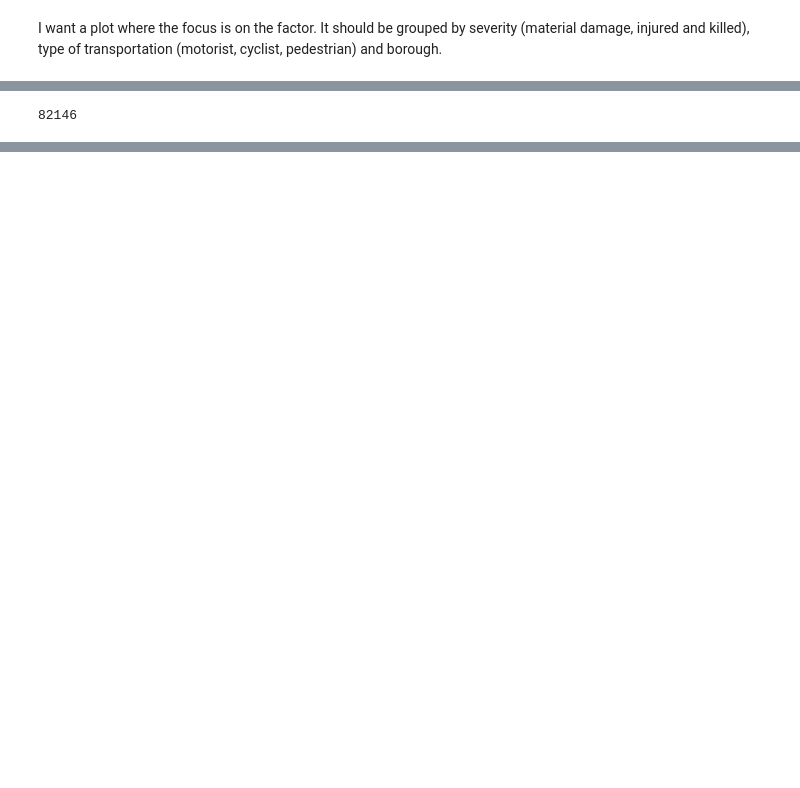
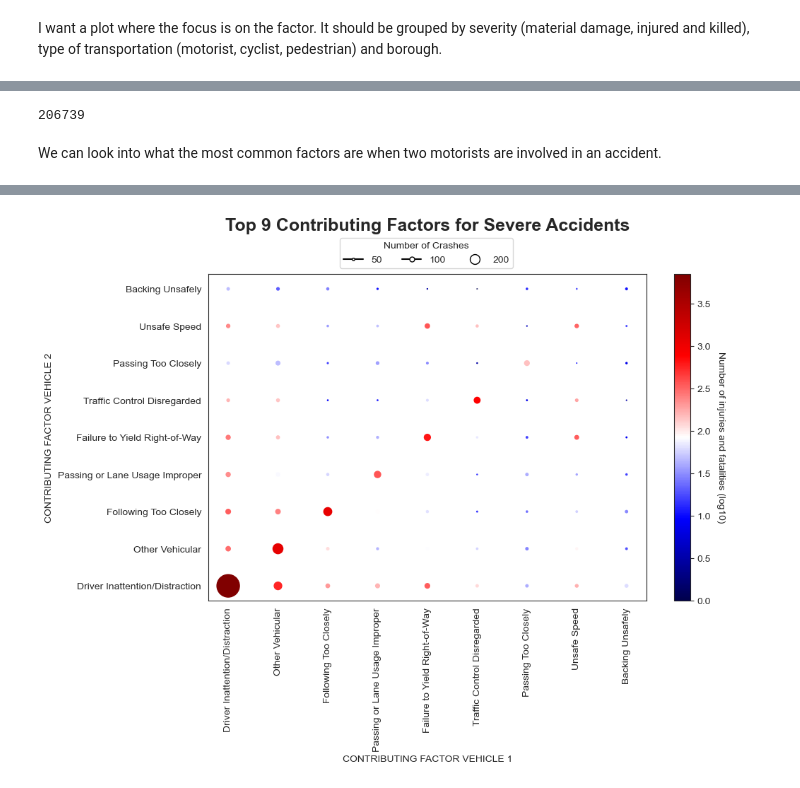
Before and after one commit to jens-create/socialdata2023, a Jupyter notebook: assignments/Final project/types_of_collisions.ipynb, the cells around one changed output, grey strips where cells are left out. Drawn from its saved outputs; the diff is of its cells as text; code cells hidden in the pictures; blank space fills up the shorter version.

```diff
--- a/assignments/Final project/types_of_collisions.ipynb
+++ b/assignments/Final project/types_of_collisions.ipynb
@@ -55,7 +55,7 @@ df['WEEKDAY'] = df['WEEKDAY'].astype(CategoricalDtype(categories=dayorder, order
 df['HOUR OF WEEK'] = df['CRASH DATE'].dt.dayofweek * 24 + (df.HOUR + 1).astype(int)
 
 # drop data incomplete years
-df = df[(df.YEAR > 2020) & (df.YEAR < 2024)]
+df = df[(df.YEAR > 2019) & (df.YEAR < 2024)]
 df = df[(df.LONGITUDE != 0.000000) | (df.LATITUDE != 0.000000)]
 
 #sort data on CRASH DATE
@@ -147,8 +147,8 @@ MOTORIST_KILLED                                                                2
 dtype: object
 # %%
-df["PEDESTRIAN_KILLED"].sum()+df["PEDESTRIAN_INJURED"].sum()+df["CYCLIST_KILLED"].sum()+df["CYCLIST_INJURED"].sum()+df["MOTORIST_KILLED"].sum()+df["MOTORIST_INJURED"].sum()
+#df["PEDESTRIAN_KILLED"].sum()+df["PEDESTRIAN_INJURED"].sum()+df["CYCLIST_KILLED"].sum()+df["CYCLIST_INJURED"].sum()+df["MOTORIST_KILLED"].sum()+df["MOTORIST_INJURED"].sum()
 # %% [output]
-82146
+206739
 # %%
 # make three dataframes for material damage, injuries and fatalities
 df_material_damage = df[['CONTRIBUTING FACTOR VEHICLE 1', 'MATERIAL DAMAGE']].groupby('CONTRIBUTING FACTOR VEHICLE 1').sum().reset_index()
@@ -276,3 +265,74 @@ with open("/Users/jenspt/Desktop/git/socialdata2023/docs/_includes/factor_plot.h
 
 # show the plot
 #output_file('material_damage.html', mode='inline')
+# %% [markdown]
+We can look into what the most common factors are when two motorists are involved in an accident.
+# %%
+# select only top 8 contributing factors for vehicle 1 and 2
+top_8 = df.groupby('CONTRIBUTING FACTOR VEHICLE 1').size().sort_values(ascending=False).head(10).index
+
+
+
+df_tmp = df[df['CONTRIBUTING FACTOR VEHICLE 1'].isin(top_8) & df['CONTRIBUTING FACTOR VEHICLE 2'].isin(top_8)]
+
+#calculate the number of fatalaties
+df_tmp['FATALITIES'] = df_tmp['NUMBER OF PERSONS INJURED'] + df_tmp['NUMBER OF PERSONS KILLED']
+
+
+
+# remove 'Unspecified' from contributing factor vehicle 1 and 2
+df_tmp = df_tmp[df_tmp['CONTRIBUTING FACTOR VEHICLE 1'] != 'Unspecified']
+df_tmp = df_tmp[df_tmp['CONTRIBUTING FACTOR VEHICLE 2'] != 'Unspecified']
+
+# calculate the number of crashes and fatalities for each combination of contributing factors
+df_tmp = df_tmp.groupby(['CONTRIBUTING FACTOR VEHICLE 1', 'CONTRIBUTING FACTOR VEHICLE 2']).agg({'CRASH DATE': 'count', 'FATALITIES': 'sum'}).reset_index()
+
+#log transform the fatalities
+df_tmp['FATALITIES'] = np.log10(df_tmp['FATALITIES'] + 1)
+
+# plot the top 8 contributing factor vechile 1 and 2 against each other as a scatter plot where each point is a crash,
+#  make the size of the point proportional to the number of crashes
+#  and make the color of the point proportional to the number of fatalities
+#  choose a color palette that goes from green to red
+
+
+
+
+fig, ax = plt.subplots(figsize=(10,6))
+# plot the scatter plot
+# sort the x and y axis by the number of crashes
+df_tmp = df_tmp.sort_values(by=['CRASH DATE'], ascending=False)
+ax.scatter(df_tmp['CONTRIBUTING FACTOR VEHICLE 1'], df_tmp['CONTRIBUTING FACTOR VEHICLE 2'], s=df_tmp['CRASH DATE']/20, c=df_tmp['FATALITIES'], cmap='seismic')
+ax.set_xlabel('CONTRIBUTING FACTOR VEHICLE 1')
+ax.set_ylabel('CONTRIBUTING FACTOR VEHICLE 2')
+# add more padding between plot and title
+ax.set_title('Top 9 Contributing Factors for Severe Accidents\n\n', weight='bold', fontsize=18)
+
+# add a legend for the color of the points
+sm = plt.cm.ScalarMappable(cmap='seismic', norm=plt.Normalize(vmin=df_tmp['FATALITIES'].min(), vmax=df_tmp['FATALITIES'].max()))
+sm._A = []
+cbar = plt.colorbar(sm)
+cbar.set_label('Number of injuries and fatalities (log10)', rotation=270, labelpad=15)
+
+# add a legend for the size of the points to the plot
+handles, labels = ax.get_legend_handles_labels()
+handles = [plt.Line2D([0,0],[0,0], color='k', marker='o', markersize=50/20, markerfacecolor='w', markeredgecolor='k', label='50'),
+           plt.Line2D([0,0],[0,0], color='k', marker='o', markersize=100/20, markerfacecolor='w', markeredgecolor='k', label='100'),
+    plt.Line2D([0,0],[0,0], color='w', marker='o', markersize=200/20, markerfacecolor='w', markeredgecolor='k', label='200'),]
+#place legend outside of plot between title and plot
+# make legend horizontal instead of vertical
+
+ax.legend(handles=handles, loc='upper left', title='Number of Crashes', bbox_to_anchor=(0.3, 1.11), borderaxespad=0., ncol=3)
+
+
+
+
+
+#rotate the x axis labels
+for tick in ax.get_xticklabels():
+    tick.set_rotation(90)
+plt.show()
+
+# save the plot as a png file
+fig.savefig('/Users/jenspt/Desktop/git/socialdata2023/docs/assets/top_8_contributing_factors.png', bbox_inches='tight')
+# %% [output]
@@ -278,0 +340 @@ with open("/Users/jenspt/Desktop/git/socialdata2023/docs/_includes/factor_plot.h
+[figure, added]
```
Also changed, not shown: parts of 8 cells of this notebook, 11 other files.
